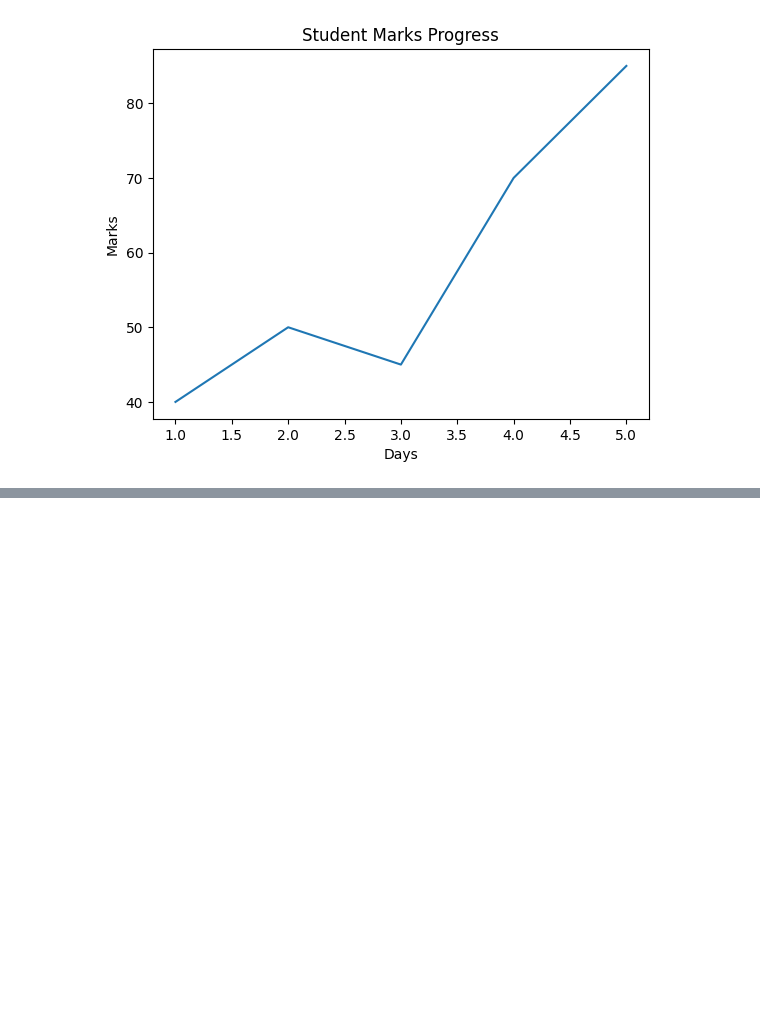
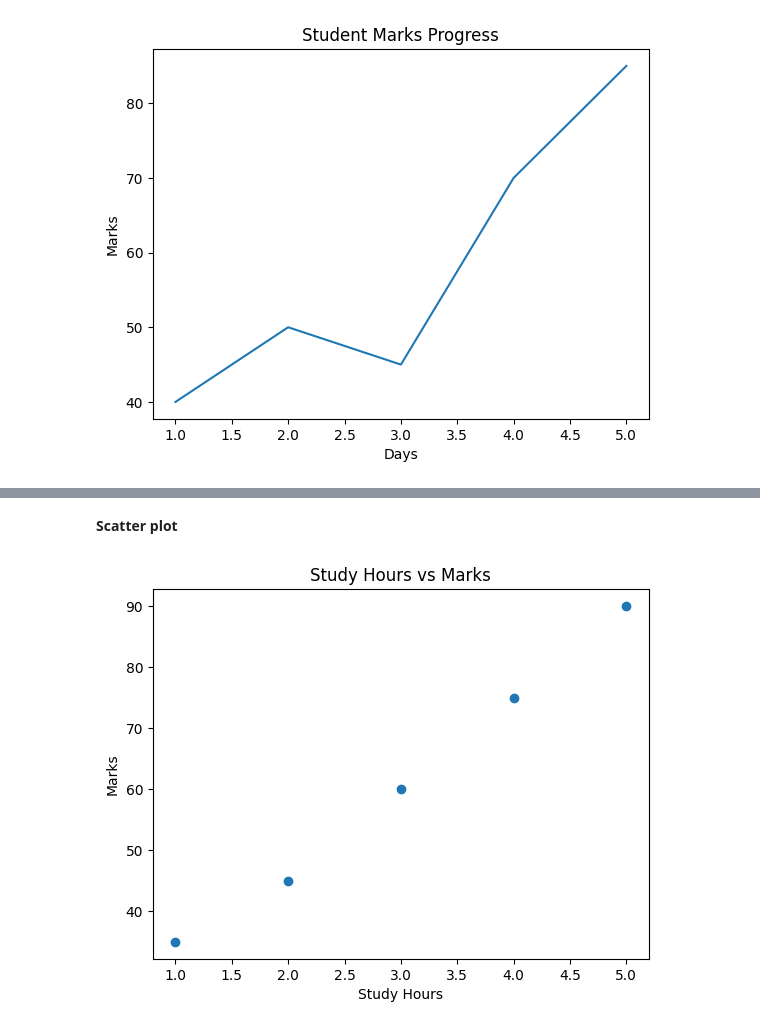
Before and after one commit to senthil-krishna/Python-Data-Science-Practice, a Jupyter notebook: Matplotlib.ipynb, the cells around one changed output, grey strips where cells are left out. Saved outputs shown, nothing was run; the diff lists cells and outputs as text; code cells hidden in the pictures; blank space fills up the shorter version.

```diff
--- a/Matplotlib.ipynb
+++ b/Matplotlib.ipynb
@@ -11,0 +41,12 @@ plt.show()
+# %% [markdown]
+**Scatter plot**
+# %%
+hours = [1, 2, 3, 4, 5]
+marks = [35, 45, 60, 75, 90]
+plt.scatter(hours, marks)
+plt.xlabel("Study Hours")
+plt.ylabel("Marks")
+plt.title("Study Hours vs Marks")
+plt.show()
+# %% [output]
+[figure, added]
```
Also changed, not shown: parts of 5 cells of this notebook.
